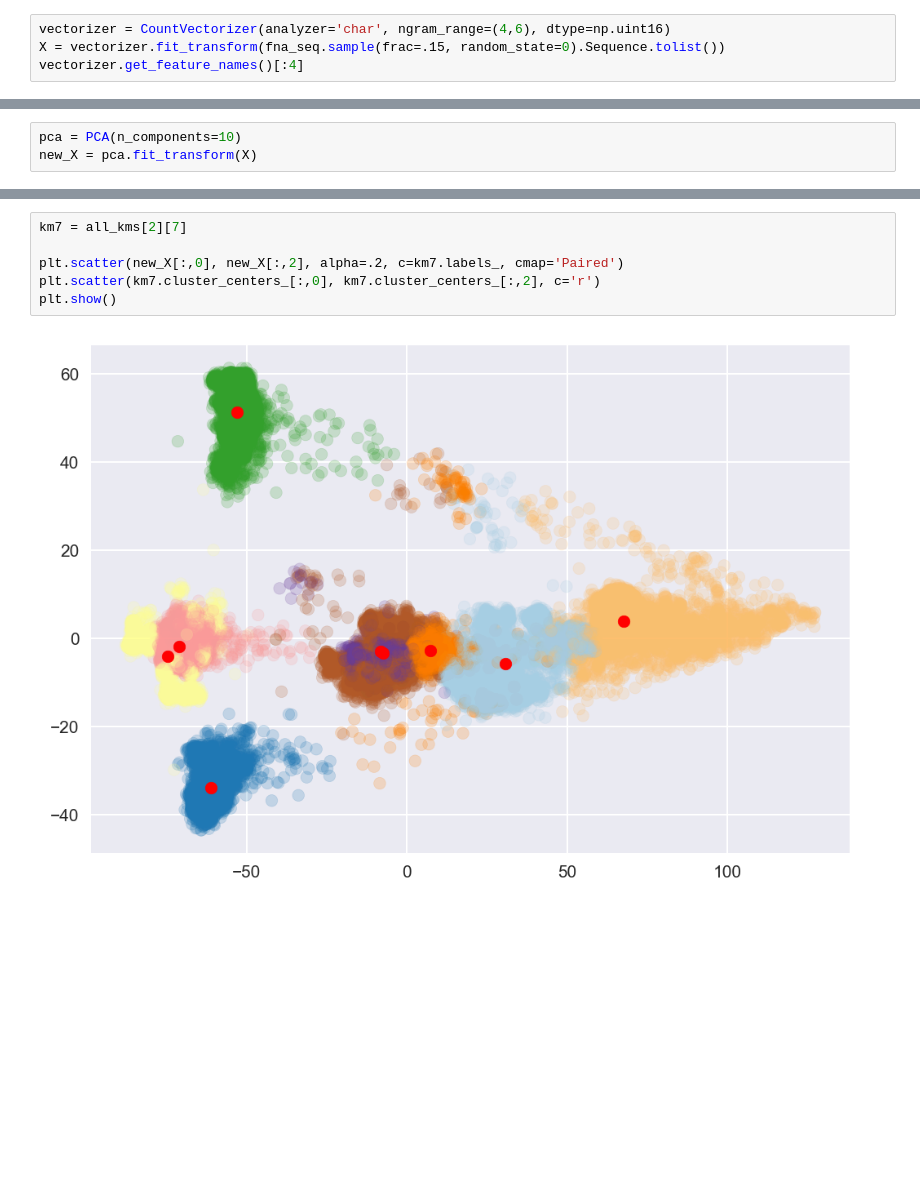
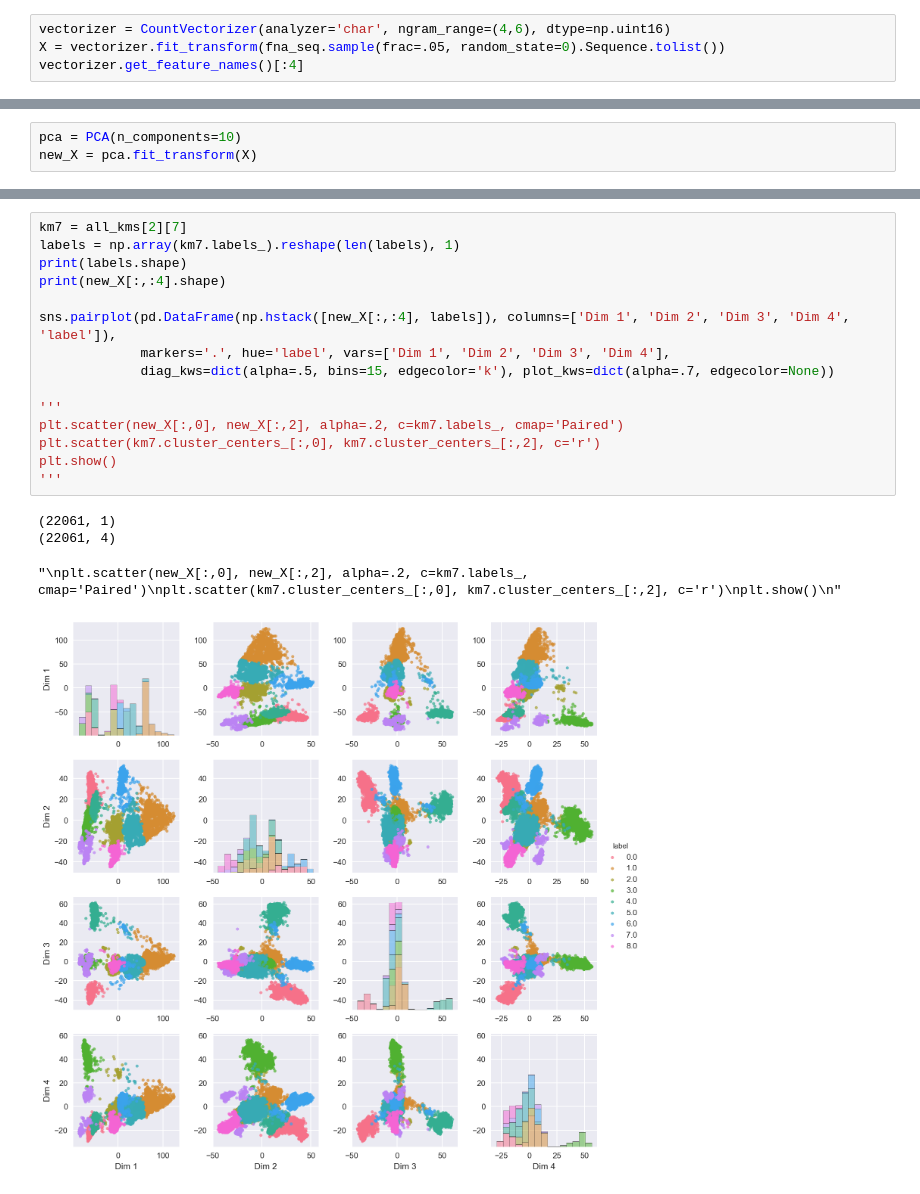
Before and after one commit to lukas-gust/data_mining_influenza, a Jupyter notebook: seq_distance.ipynb, the cells around one changed output, grey strips where cells are left out. Saved outputs shown, nothing was run; the diff lists cells and outputs as text; blank space fills up the shorter version.

Commit message:
added graph and some code

```diff
--- a/seq_distance.ipynb
+++ b/seq_distance.ipynb
@@ -88,7 +88,7 @@ from sklearn.cluster import MiniBatchKMeans
 from sklearn.feature_extraction.text import CountVectorizer
 # %%
 vectorizer = CountVectorizer(analyzer='char', ngram_range=(4,6), dtype=np.uint16)
-X = vectorizer.fit_transform(fna_seq.sample(frac=.15, random_state=0).Sequence.tolist())
+X = vectorizer.fit_transform(fna_seq.sample(frac=.05, random_state=0).Sequence.tolist())
 vectorizer.get_feature_names()[:4]
 # %% [output]
 ['aaaa', 'aaaaa', 'aaaaaa', 'aaaaac']
@@ -251,8 +252,20 @@ plt.show()
 # %%
 km7 = all_kms[2][7]
+labels = np.array(km7.labels_).reshape(len(labels), 1)
+print(labels.shape)
+print(new_X[:,:4].shape)
 
+sns.pairplot(pd.DataFrame(np.hstack([new_X[:,:4], labels]), columns=['Dim 1', 'Dim 2', 'Dim 3', 'Dim 4', 'label']),
+             markers='.', hue='label', vars=['Dim 1', 'Dim 2', 'Dim 3', 'Dim 4'],
+             diag_kws=dict(alpha=.5, bins=15, edgecolor='k'), plot_kws=dict(alpha=.7, edgecolor=None))
+
+'''
 plt.scatter(new_X[:,0], new_X[:,2], alpha=.2, c=km7.labels_, cmap='Paired')
 plt.scatter(km7.cluster_centers_[:,0], km7.cluster_centers_[:,2], c='r')
 plt.show()
+'''
 # %% [output]
+(22061, 1)
+(22061, 4)
+"\nplt.scatter(new_X[:,0], new_X[:,2], alpha=.2, c=km7.labels_, cmap='Paired')\nplt.scatter(km7.cluster_centers_[:,0], km7.cluster_centers_[:,2], c='r')\nplt.show()\n"
-[figure, old version]
+[figure, new version]
```
Also changed, not shown: parts of 5 cells of this notebook, 2 other files.
